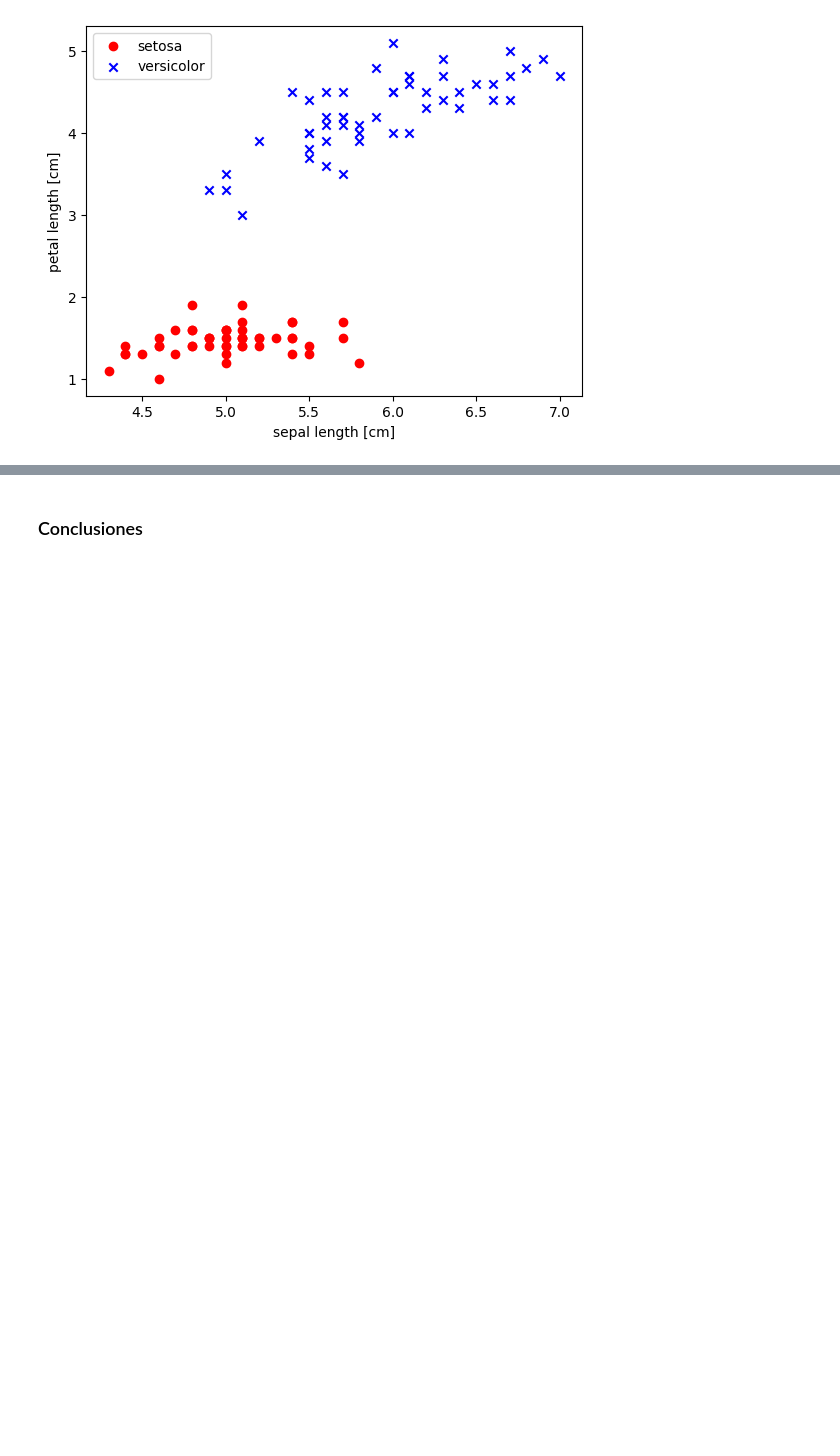
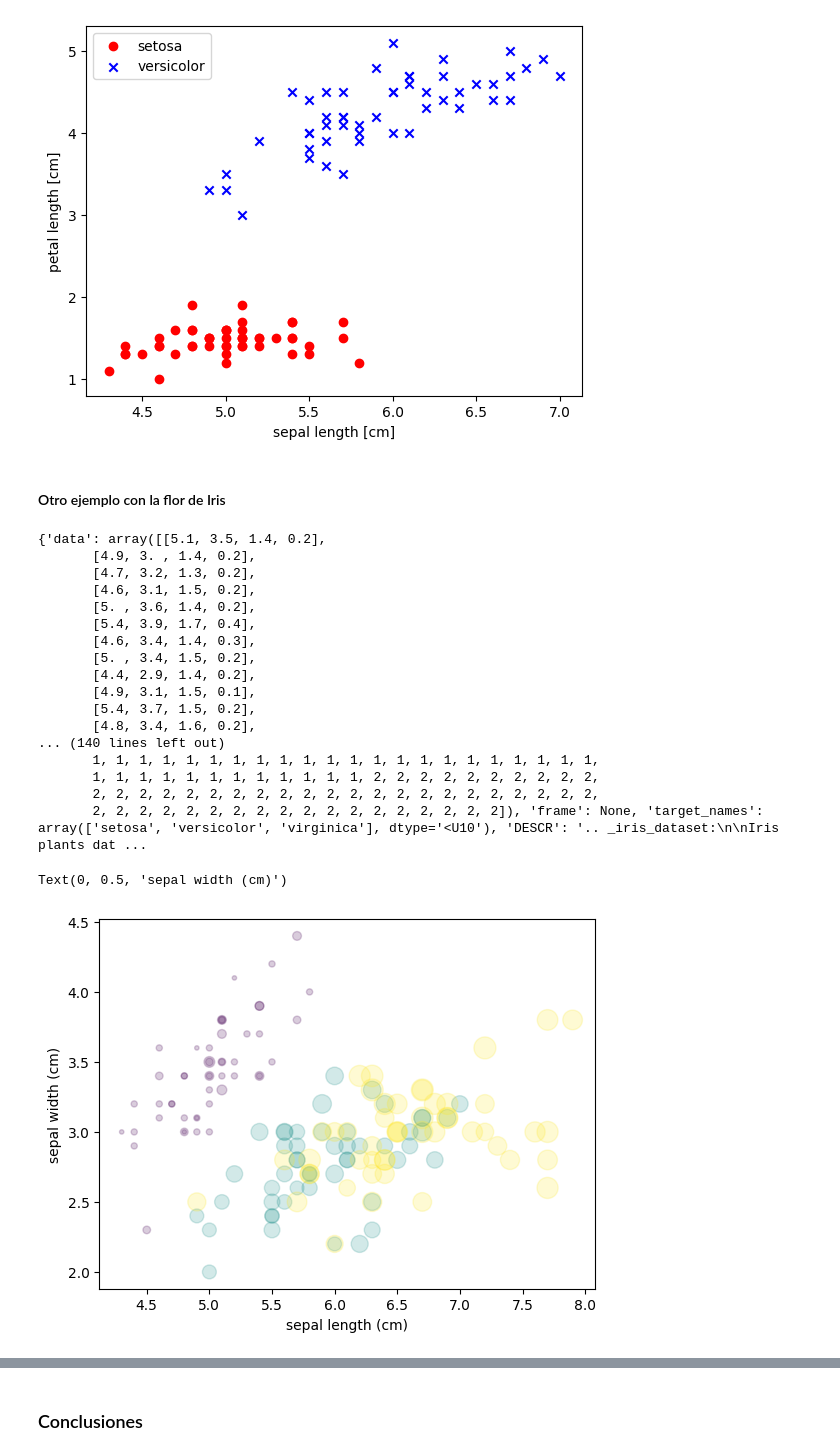
Before and after one commit to DiegoAlb09/6to-Semestre, a Jupyter notebook: Aprendizaje_Inteligente/AI_Visualizar_Datos_Practica3.ipynb, the cells around one changed output, grey strips where cells are left out. Drawn from its saved outputs; the diff is of its cells as text; code cells hidden in the pictures; blank space fills up the shorter version.

```diff
--- a/Aprendizaje_Inteligente/AI_Visualizar_Datos_Practica3.ipynb
+++ b/Aprendizaje_Inteligente/AI_Visualizar_Datos_Practica3.ipynb
@@ -162,3 +162,34 @@ plt.legend(loc='upper left')
 plt.show()
 # %% [output]
 [figure]
+# %% [markdown]
+#### Otro ejemplo con la flor de Iris
+# %%
+from sklearn.datasets import load_iris
+iris = load_iris()
+print(iris)
+
+caracteristicas = iris.data.T
+plt.scatter(caracteristicas[0], caracteristicas[1], alpha=0.2, s=100*caracteristicas[3], c=iris.target, cmap='viridis')
+plt.xlabel(iris.feature_names[0])
+plt.ylabel(iris.feature_names[1])
+# %% [output]
+{'data': array([[5.1, 3.5, 1.4, 0.2],
+       [4.9, 3. , 1.4, 0.2],
+       [4.7, 3.2, 1.3, 0.2],
+       [4.6, 3.1, 1.5, 0.2],
+       [5. , 3.6, 1.4, 0.2],
+       [5.4, 3.9, 1.7, 0.4],
+       [4.6, 3.4, 1.4, 0.3],
+       [5. , 3.4, 1.5, 0.2],
+       [4.4, 2.9, 1.4, 0.2],
+       [4.9, 3.1, 1.5, 0.1],
+       [5.4, 3.7, 1.5, 0.2],
+       [4.8, 3.4, 1.6, 0.2],
+... (140 lines left out)
+       1, 1, 1, 1, 1, 1, 1, 1, 1, 1, 1, 1, 1, 1, 1, 1, 1, 1, 1, 1, 1, 1,
+       1, 1, 1, 1, 1, 1, 1, 1, 1, 1, 1, 1, 2, 2, 2, 2, 2, 2, 2, 2, 2, 2,
+       2, 2, 2, 2, 2, 2, 2, 2, 2, 2, 2, 2, 2, 2, 2, 2, 2, 2, 2, 2, 2, 2,
+       2, 2, 2, 2, 2, 2, 2, 2, 2, 2, 2, 2, 2, 2, 2, 2, 2, 2]), 'frame': None, 'target_names': array(['setosa', 'versicolor', 'virginica'], dtype='<U10'), 'DESCR': '.. _iris_dataset:\n\nIris plants dat ...
+Text(0, 0.5, 'sepal width (cm)')
+[figure, added]
```
Also changed, not shown: parts of 6 cells of this notebook, 1 other file.
